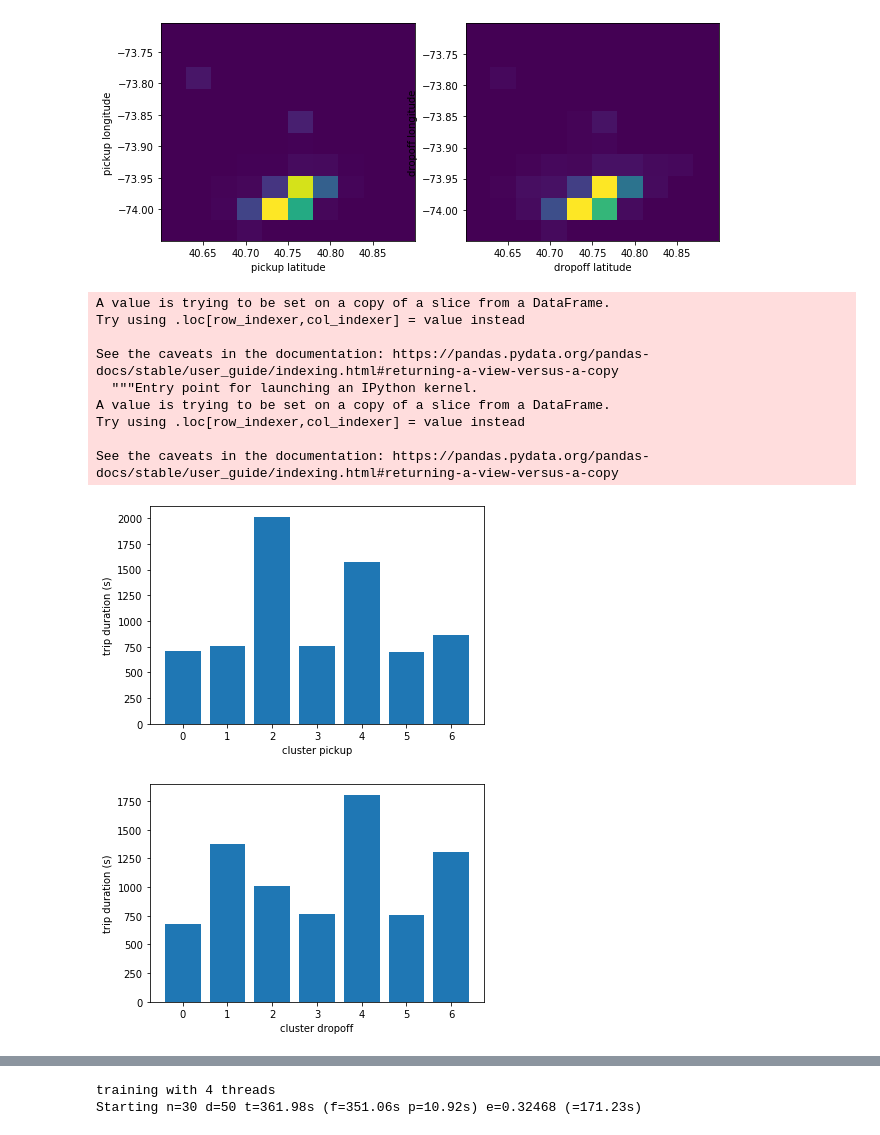
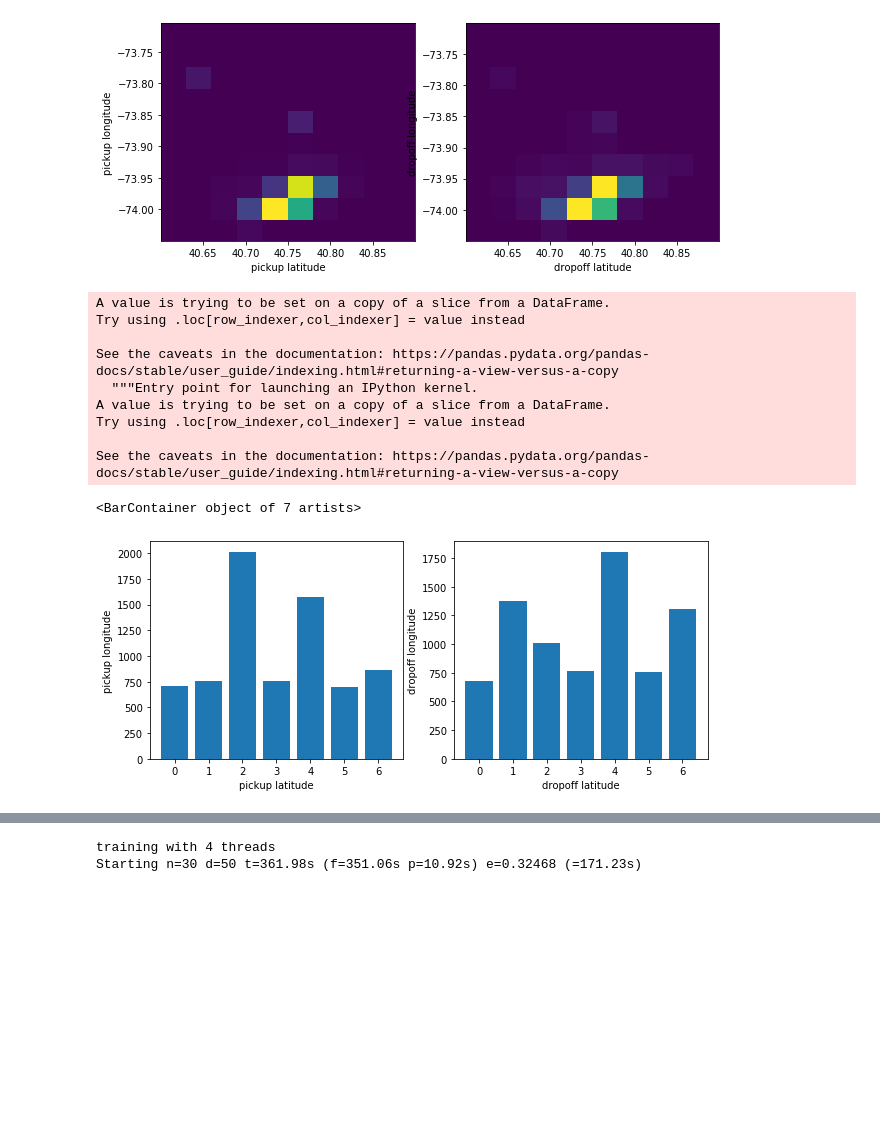
Before and after one commit to aemi-dev/td_taxidriver, a Jupyter notebook: precisePrediction.ipynb, the cells around one changed output, grey strips where cells are left out. Drawn from its saved outputs; the diff is of its cells as text; code cells hidden in the pictures; blank space fills up the shorter version.

Commit message:
j'ai mis des graphiques côte à côte

```diff
--- a/precisePrediction.ipynb
+++ b/precisePrediction.ipynb
@@ -297,31 +297,39 @@ kmeanDropoff = KMeans(n_clusters=7,random_state=2,n_init=1).fit(dfGood[['dropoff
 # %%
 dfGood['clusterPickup'] = kmeanPickup.labels_
 dfGood['clusterDropoff'] = kmeanDropoff.labels_
 
 tripdurationByCluster = dfGood.groupby('clusterPickup')[['trip_duration']].mean()
 tripdurationByCluster.reset_index(inplace=True)
 
 tripdurationByCluster_ = dfGood.groupby('clusterDropoff')[['trip_duration']].mean()
 tripdurationByCluster_.reset_index(inplace=True)
 
-plt.bar(tripdurationByCluster.clusterPickup.values, tripdurationByCluster.trip_duration.values)
-plt.xlabel('cluster pickup')
-plt.ylabel('trip duration (s)')
-plt.show()
+#plt.bar(tripdurationByCluster.clusterPickup.values, tripdurationByCluster.trip_duration.values)
+#plt.xlabel('cluster pickup')
+#plt.ylabel('trip duration (s)')
+#plt.show()
+#
+#plt.bar(tripdurationByCluster_.clusterDropoff.values, tripdurationByCluster_.trip_duration.values)
+#plt.xlabel('cluster dropoff')
+#plt.ylabel('trip duration (s)')
+#plt.show()
 
-plt.bar(tripdurationByCluster_.clusterDropoff.values, tripdurationByCluster_.trip_duration.values)
-plt.xlabel('cluster dropoff')
-plt.ylabel('trip duration (s)')
-plt.show()
+fig, (ax1,ax2) = plt.subplots(1,2,figsize=(10,4))
+
+ax1.set(xlabel='pickup latitude',ylabel='pickup longitude')
+ax2.set(xlabel='dropoff latitude',ylabel='dropoff longitude')
+
+ax1.bar(tripdurationByCluster.clusterPickup.values, tripdurationByCluster.trip_duration.values)
+ax2.bar(tripdurationByCluster_.clusterDropoff.values, tripdurationByCluster_.trip_duration.values)
 # %% [output]
 A value is trying to be set on a copy of a slice from a DataFrame.
 Try using .loc[row_indexer,col_indexer] = value instead
 
 See the caveats in the documentation: https://pandas.pydata.org/pandas-docs/stable/user_guide/indexing.html#returning-a-view-versus-a-copy
   """Entry point for launching an IPython kernel.
 A value is trying to be set on a copy of a slice from a DataFrame.
 Try using .loc[row_indexer,col_indexer] = value instead
 
 See the caveats in the documentation: https://pandas.pydata.org/pandas-docs/stable/user_guide/indexing.html#returning-a-view-versus-a-copy
+<BarContainer object of 7 artists>
-[figure, old version]
+[figure, new version]
-[figure, removed]
```
Also changed, not shown: parts of 4 cells of this notebook.
